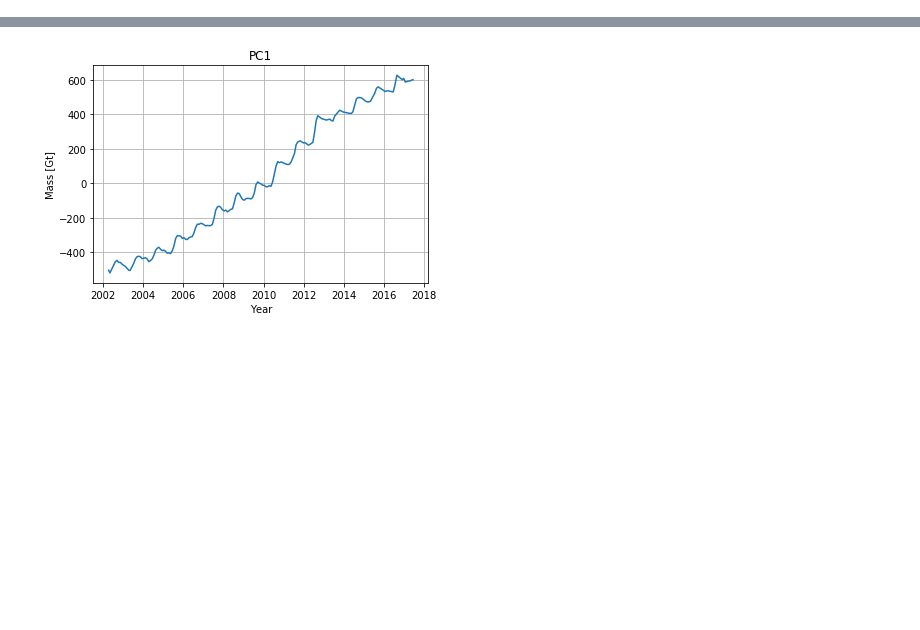
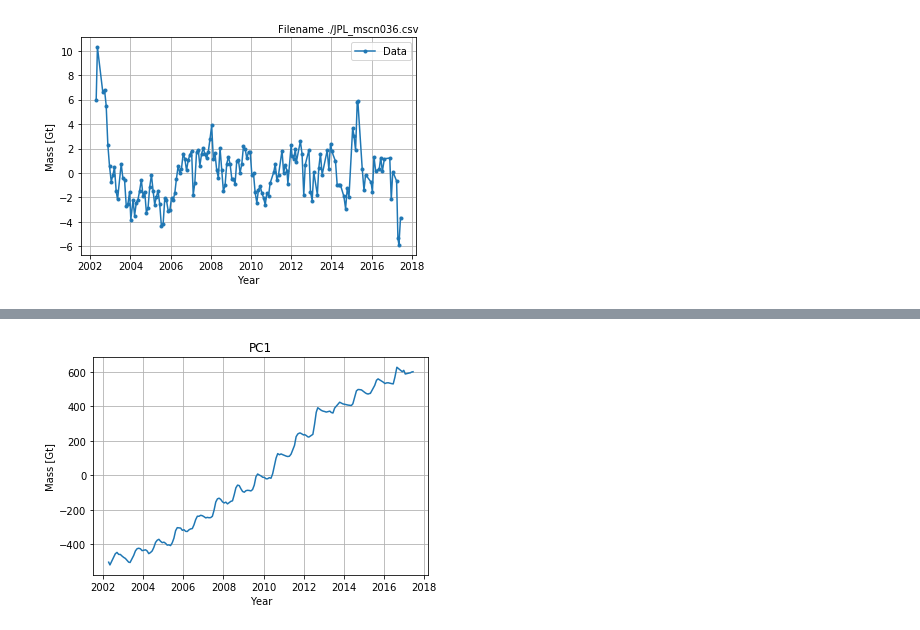
Before and after one commit to AdriaanGr/MAIO_project, a Jupyter notebook: MAIO_project.ipynb, the cells around one changed output, grey strips where cells are left out. Cells and saved outputs as stored; diff of their text form; code cells hidden in the pictures; blank space fills up the shorter version.

Commit message:
Detrending

```diff
--- a/MAIO_project.ipynb
+++ b/MAIO_project.ipynb
@@ -19,3 +20,23 @@ for i, fn in enumerate(file_n):
     file = np.genfromtxt(fn, delimiter=',', skip_header=15)
     #print(file.shape,i)
     data[i] = file
+# %%
+# Detrend
+trends = np.zeros((N, 7))
+def fit_f(t, a0, a1, a2, a3, a4, b0, b1):
+    lintr = a0 + a1 * t + a2 * t * t
+    seasonal = a3 * np.cos(2.0 * np.pi / 365.25 * t + b0)
+    halfyear = a4 * np.cos(4.0 * np.pi / 365.25 * t + b1)
+    return lintr + seasonal + halfyear
+
+for i in range(N):
+    popt, pcov = curve_fit(fit_f, data[i,:,0], data[i,:,1], bounds=((-np.inf, -np.inf, -np.inf, -np.inf, -np.inf, 0.0, 0.0),
+                                                                  (np.inf, np.inf, np.inf, np.inf, np.inf, 2.0 * np.pi, 2.0 * np.pi)))
+    trends[i] = popt
+
+def detrend(data, t, trend):
+    return data - trend[0] - trend[1] * t - trend[2] * t ** 2 - trend[3] * np.cos(2.0 * np.pi / 365.25 * t + trend[5]) - trend[4] * np.cos(4.0 * np.pi / 365.25 * t + trend[6])
+
+ddata = np.empty((N, M))
+for i in range(N):
+    ddata[i] = detrend(data[i,:,1], data[i,:,0], trends[i])
@@ -43,3 +68,23 @@ plt.show()
+# %%
+data_num = -1
+
+xlist = 2002 + data[data_num-1][:,0]/365.25
+tims = np.array([datetime(2002, 1, 1) + timedelta(days=int(t)) for t in data[data_num-1][:,0]])
+ylist = data[data_num-1][:,1]
+
+detrended = detrend(ylist, data[data_num-1][:,0], trends[data_num-1])
+
+f, ax = plt.subplots()
+ax.plot(xlist,detrended,'.-',label = 'Data')
+ax.set_xlabel('Year')
+ax.set_ylabel('Mass [Gt]')
+plt.legend()
+ax.grid()
+ax.text(0.58, 0.9, "Filename %s" % (file_n[data_num-1]), transform=f.transFigure)
+f.savefig("./Pictures/timeseries_266", dpi=300)
+plt.show()
+# %% [output]
+[figure, added]
 # %%
 xlist = 2002 + data[0][:,0]/365.25
 ylist = np.sum(data, axis = 0)[:,1]
```
Also changed, not shown: parts of 4 cells of this notebook.
